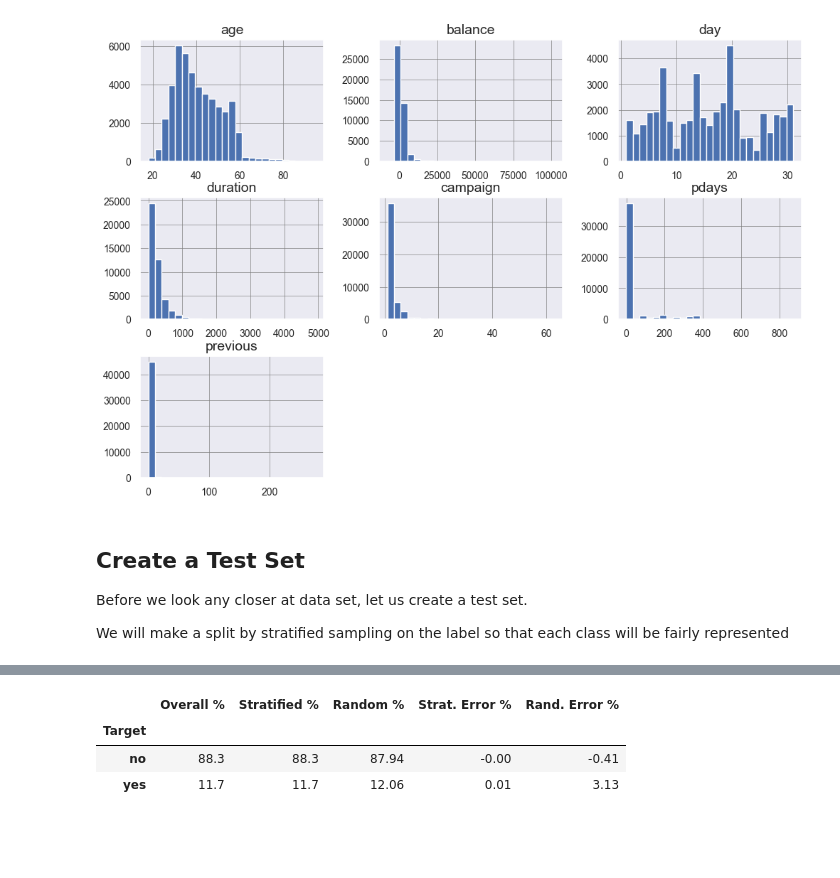
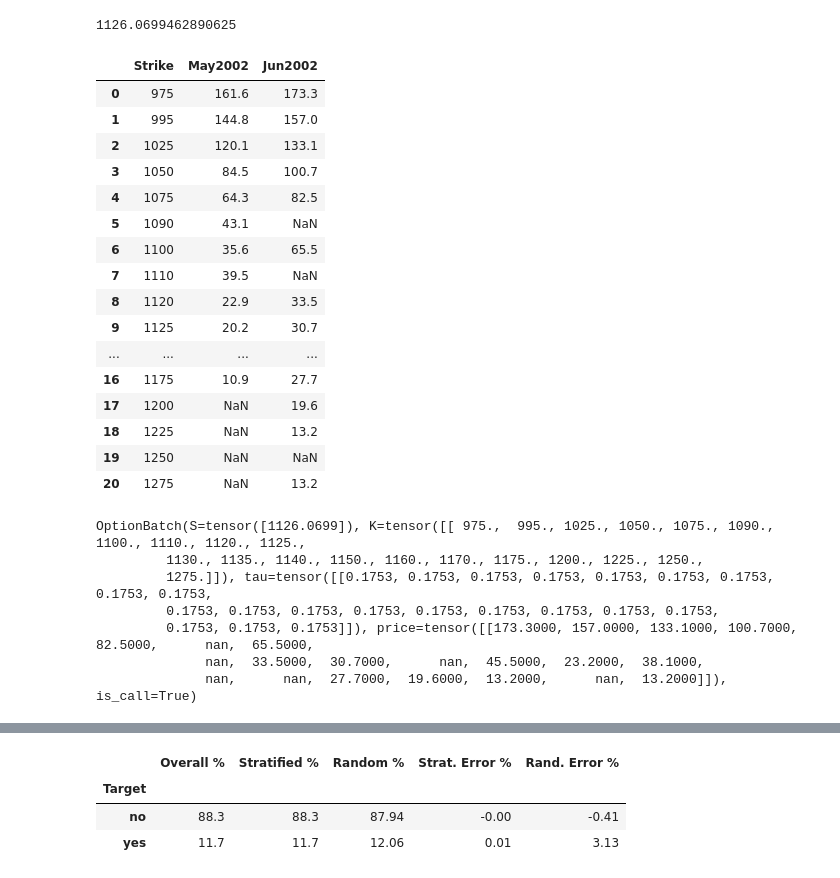
Before and after one commit to asanteyaw/ML-Work, a Jupyter notebook: 03_unspervised_calibration/calibration.ipynb, the cells around one changed output, grey strips where cells are left out. Saved outputs shown, nothing was run; the diff lists cells and outputs as text; code cells hidden in the pictures; blank space fills up the shorter version.

```diff
--- a/03_unspervised_calibration/calibration.ipynb
+++ b/03_unspervised_calibration/calibration.ipynb
@@ -259,10 +242,38 @@ Name: pdays, Length: 36954, dtype: int64
-# %%
-bank_df.hist(bins=25,figsize=(12, 8));
-# %% [output]
-[figure, removed]
-# %% [markdown]
-## Create a Test Set
-Before we look any closer at data set, let us create a test set.
-
-We will make a split by stratified sampling on the label so that each class will
-be fairly represented
+# %%
+T = 252  # or whatever you want
+x, S_tensor, S0 = prepare_return_window(spx, T=T)
+S0
+# %% [output]
+1126.0699462890625
+# %%
+option_table = load_textbook_option_table()
+option_table
+# %% [output]
+|  | Strike | May2002 | Jun2002 |
+| 0 | 975 | 161.6 | 173.3 |
+| 1 | 995 | 144.8 | 157.0 |
+| 2 | 1025 | 120.1 | 133.1 |
+| 3 | 1050 | 84.5 | 100.7 |
+| 4 | 1075 | 64.3 | 82.5 |
+| 5 | 1090 | 43.1 | NaN |
+| 6 | 1100 | 35.6 | 65.5 |
+| 7 | 1110 | 39.5 | NaN |
+| 8 | 1120 | 22.9 | 33.5 |
+| 9 | 1125 | 20.2 | 30.7 |
+| ... | ... | ... | ... |
+| 16 | 1175 | 10.9 | 27.7 |
+| 17 | 1200 | NaN | 19.6 |
+| 18 | 1225 | NaN | 13.2 |
+| 19 | 1250 | NaN | NaN |
+| 20 | 1275 | NaN | 13.2 |
+# %%
+opt_batch = build_option_batch(option_table, S0=S0, maturity_col="Jun2002")
+opt_batch
+# %% [output]
+OptionBatch(S=tensor([1126.0699]), K=tensor([[ 975.,  995., 1025., 1050., 1075., 1090., 1100., 1110., 1120., 1125.,
+         1130., 1135., 1140., 1150., 1160., 1170., 1175., 1200., 1225., 1250.,
+         1275.]]), tau=tensor([[0.1753, 0.1753, 0.1753, 0.1753, 0.1753, 0.1753, 0.1753, 0.1753, 0.1753,
+         0.1753, 0.1753, 0.1753, 0.1753, 0.1753, 0.1753, 0.1753, 0.1753, 0.1753,
+         0.1753, 0.1753, 0.1753]]), price=tensor([[173.3000, 157.0000, 133.1000, 100.7000,  82.5000,      nan,  65.5000,
+              nan,  33.5000,  30.7000,      nan,  45.5000,  23.2000,  38.1000,
+              nan,      nan,  27.7000,  19.6000,  13.2000,      nan,  13.2000]]), is_call=True)
```
Also changed, not shown: parts of 9 cells of this notebook, 1 other file.
